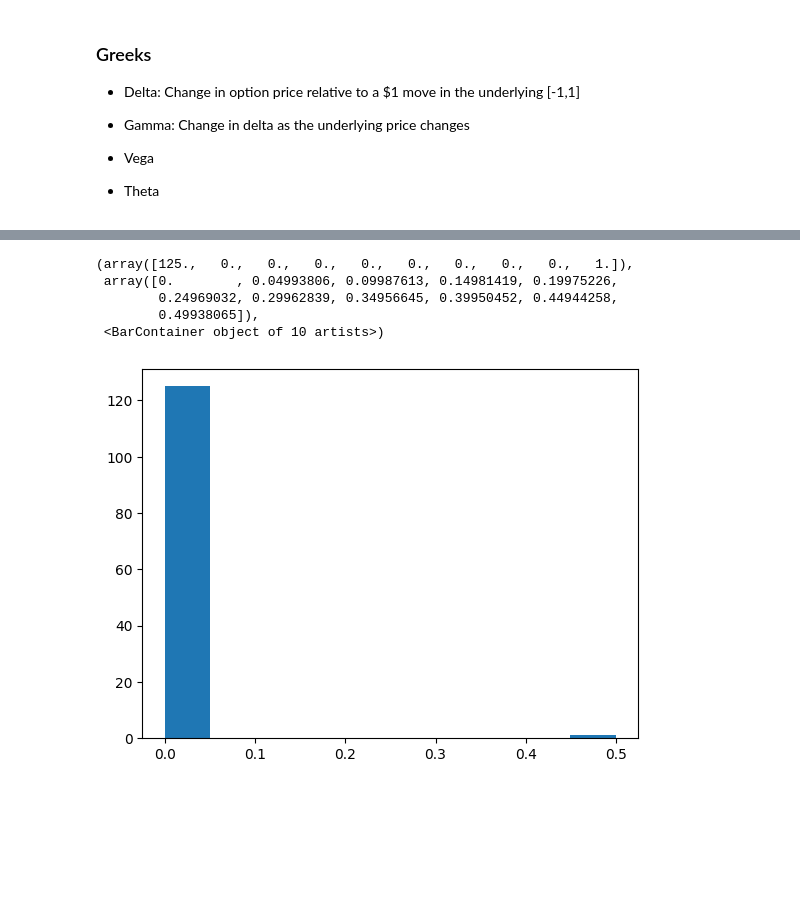
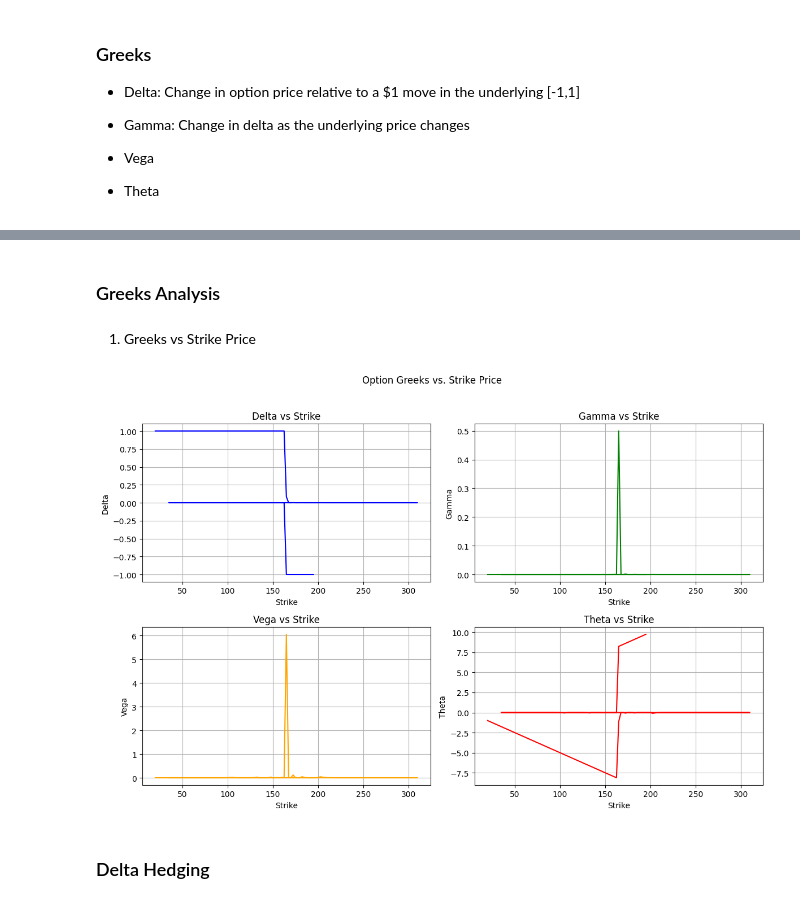
Before and after one commit to AayushKhandekar/Mini-Projects, a Jupyter notebook: Pricing and Risk Analysis of Equity Options Using the Black-Scholes Model and Option Greeks/main.ipynb, the cells around one changed output, grey strips where cells are left out. Cells and saved outputs as stored; diff of their text form; code cells hidden in the pictures; blank space fills up the shorter version.

Commit message:
option greeks

```diff
--- a/Pricing and Risk Analysis of Equity Options Using the Black-Scholes Model and Option Greeks/main.ipynb
+++ b/Pricing and Risk Analysis of Equity Options Using the Black-Scholes Model and Option Greeks/main.ipynb
@@ -76,7 +77,7 @@ days_to_expiry
 21
 # %%
 r = 0.05
-T = T = days_to_expiry/365
+T = days_to_expiry/365
 S0 = ticker.history(period='1d')['Close'].iloc[-1]
 
 def theoretical_option_price(row):
@@ -161,9 +168,42 @@ options
-# %%
-plt.hist(options['gamma'])
-# %% [output]
-(array([125.,   0.,   0.,   0.,   0.,   0.,   0.,   0.,   0.,   1.]),
- array([0.        , 0.04993806, 0.09987613, 0.14981419, 0.19975226,
-        0.24969032, 0.29962839, 0.34956645, 0.39950452, 0.44944258,
-        0.49938065]),
- <BarContainer object of 10 artists>)
-[figure, removed]
+# %% [markdown]
+### Greeks Analysis
+# %% [markdown]
+1. Greeks vs Strike Price
+# %%
+fig, axs = plt.subplots(2, 2, figsize=(12, 8))
+fig.suptitle('Option Greeks vs. Strike Price')
+
+# Delta
+axs[0, 0].plot(options['strike'], options['delta'], label='Delta', color='blue')
+axs[0, 0].set_title('Delta vs Strike')
+axs[0, 0].set_xlabel('Strike')
+axs[0, 0].set_ylabel('Delta')
+axs[0, 0].grid(True)
+
+# Gamma
+axs[0, 1].plot(options['strike'], options['gamma'], label='Gamma', color='green')
+axs[0, 1].set_title('Gamma vs Strike')
+axs[0, 1].set_xlabel('Strike')
+axs[0, 1].set_ylabel('Gamma')
+axs[0, 1].grid(True)
+
+# Vega
+axs[1, 0].plot(options['strike'], options['vega'], label='Vega', color='orange')
+axs[1, 0].set_title('Vega vs Strike')
+axs[1, 0].set_xlabel('Strike')
+axs[1, 0].set_ylabel('Vega')
+axs[1, 0].grid(True)
+
+# Theta
+axs[1, 1].plot(options['strike'], options['theta'], label='Theta', color='red')
+axs[1, 1].set_title('Theta vs Strike')
+axs[1, 1].set_xlabel('Strike')
+axs[1, 1].set_ylabel('Theta')
+axs[1, 1].grid(True)
+
+plt.tight_layout(rect=[0, 0, 1, 0.96])  # Adjust for title
+plt.show()
+# %% [output]
+[figure, added]
+# %% [markdown]
+### Delta Hedging
```
Also changed, not shown: parts of 4 cells of this notebook.
